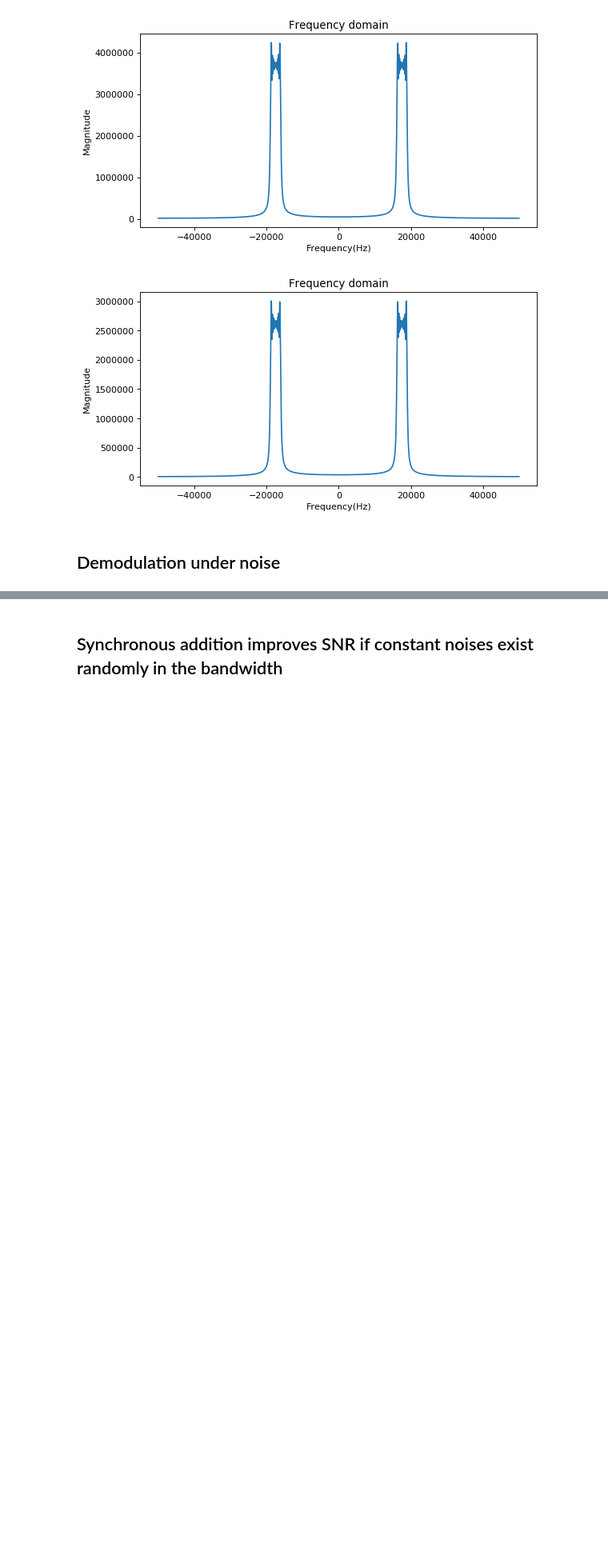
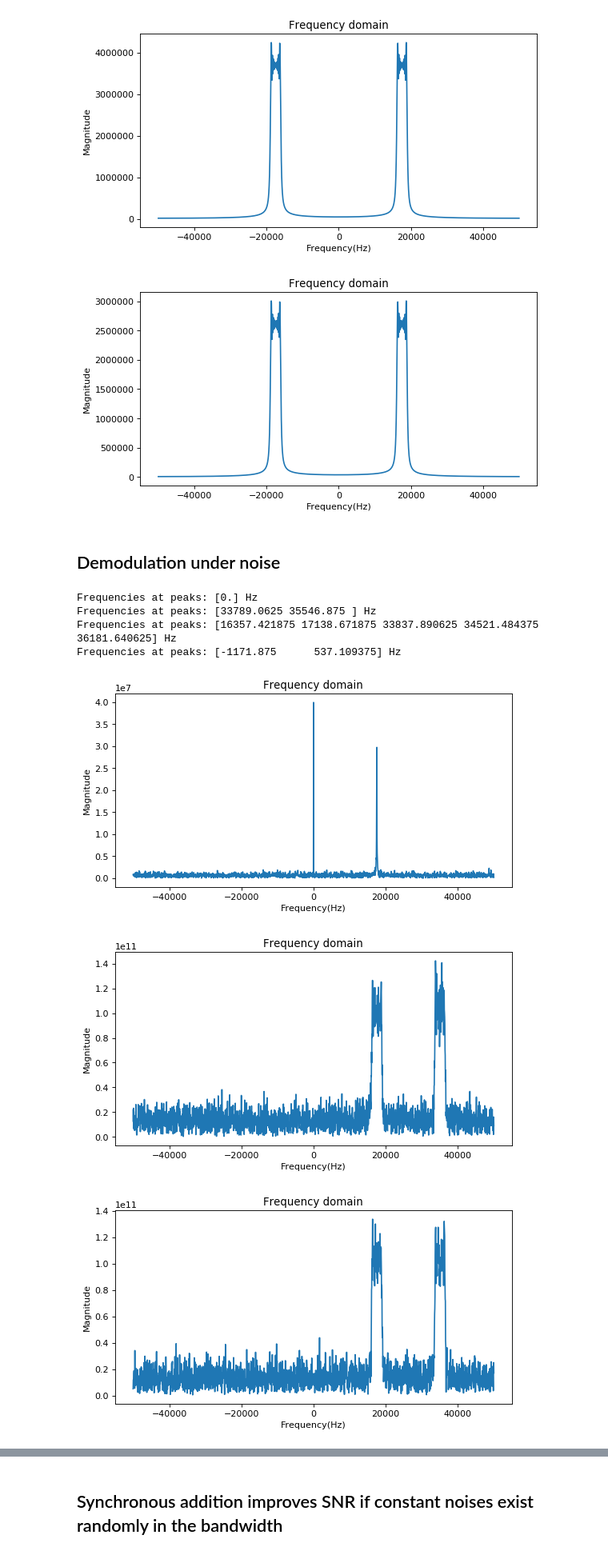
Before and after one commit to araobp/ultrasonic-communication, a Jupyter notebook: simulation/OrthogonalChirp.ipynb, the cells around one changed output, grey strips where cells are left out. Shown at 80% size. Cells and saved outputs as stored; diff of their text form; code cells hidden in the pictures; blank space fills up the shorter version.

```diff
--- a/simulation/OrthogonalChirp.ipynb
+++ b/simulation/OrthogonalChirp.ipynb
@@ -127,3 +127,23 @@ Frequencies at peaks: [-18701.171875 -16357.421875  16357.421875  18701.171875]
 [figure]
 # %% [markdown]
 ## Demodulation under noise
+# %%
+noise = white_noise() + constant_noise(f=0) + constant_noise(f=F0+(F1-F0)/2)
+
+plot_fft(noise)
+
+Nd = noise * chirp(updown="down")
+Nu = noise * chirp(updown="up")
+Nc = noise * chirp().conjugate()
+
+plot_fft(Nd)
+plot_fft(Nu)
+plot_fft(Nc)
+# %% [output]
+Frequencies at peaks: [0.] Hz
+Frequencies at peaks: [33789.0625 35546.875 ] Hz
+Frequencies at peaks: [16357.421875 17138.671875 33837.890625 34521.484375 36181.640625] Hz
+Frequencies at peaks: [-1171.875      537.109375] Hz
+[figure, added]
+[figure, added]
+[figure, added]
```
Also changed, not shown: parts of 3 cells of this notebook.
